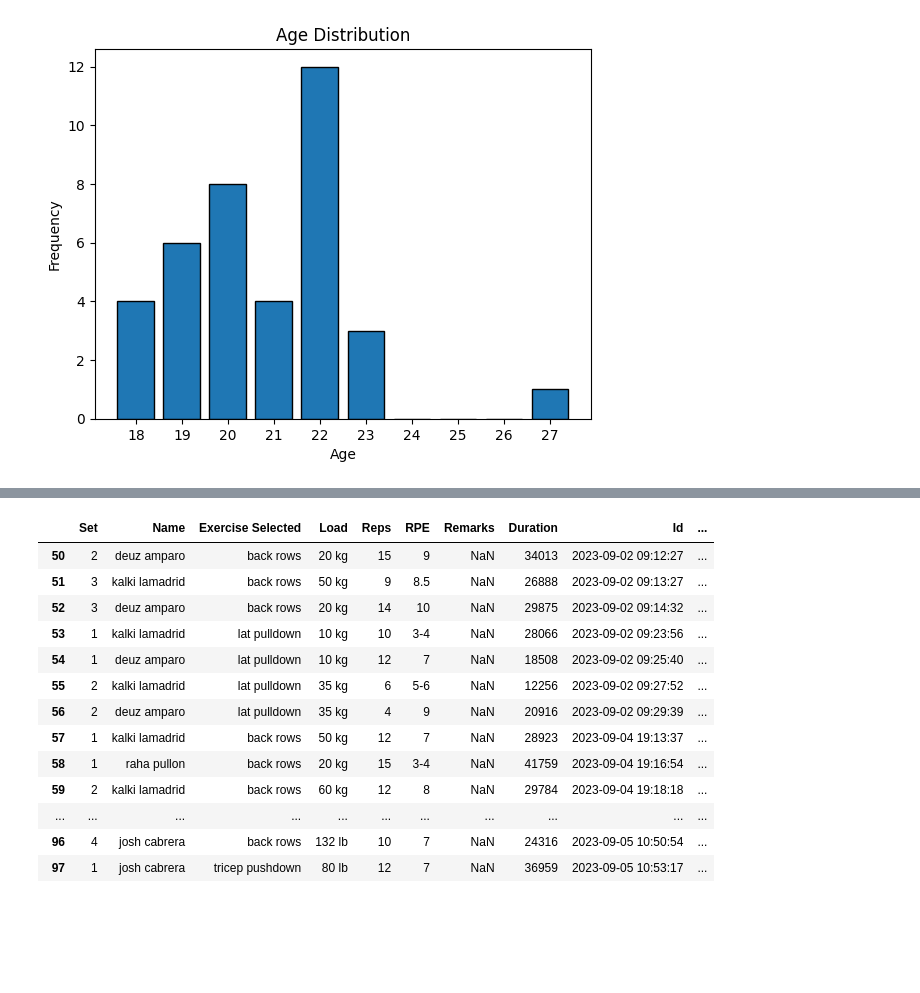
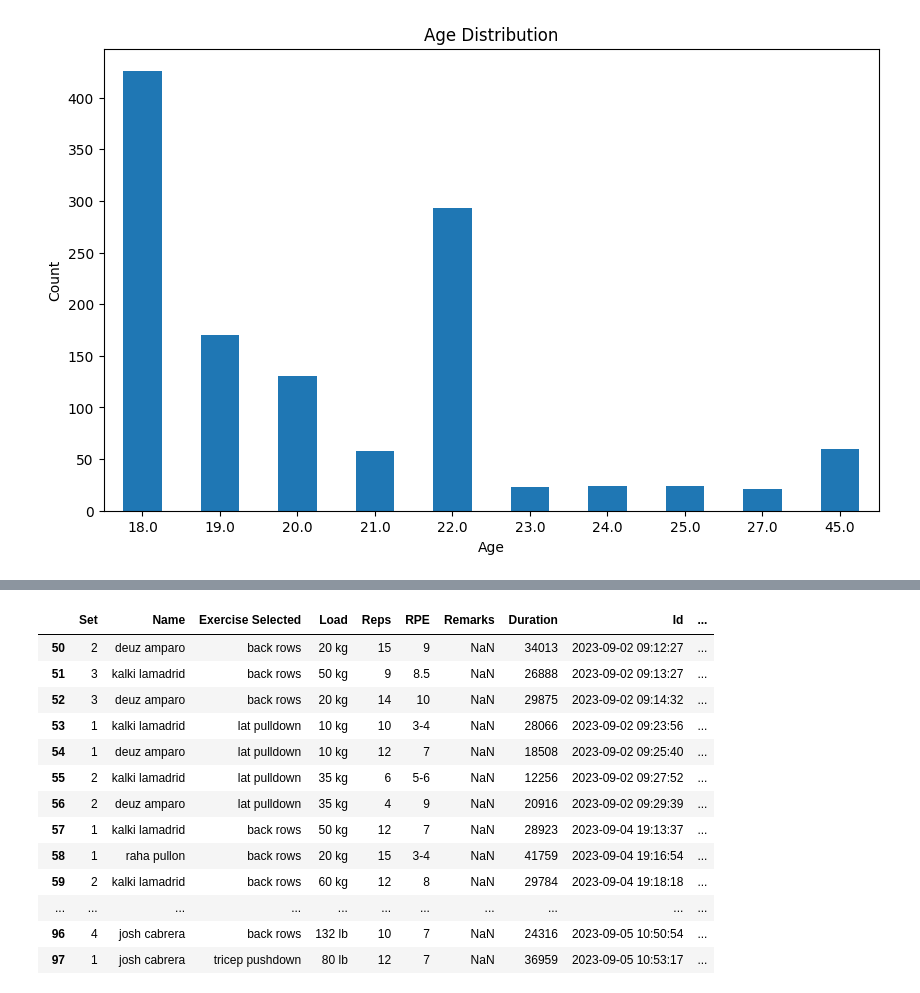
Before and after one commit to mujugen/MMDataViewer, a Jupyter notebook: data_plots.ipynb, the cells around one changed output, grey strips where cells are left out. Drawn from its saved outputs; the diff is of its cells as text; code cells hidden in the pictures; blank space fills up the shorter version.

Commit message:
clean data 1

```diff
--- a/data_plots.ipynb
+++ b/data_plots.ipynb
@@ -11,23 +11,21 @@ import numpy as np
 import seaborn as sns
 
 all_data = pd.read_csv('all_data.csv')
-# %%
-
-unique_age_df = all_data.drop_duplicates(subset=['Name', 'Age'])
-
-bin_edges = np.arange(min(unique_age_df['Age']) - 0.5, max(unique_age_df['Age']) + 1.5, 1)
-
-plt.hist(unique_age_df['Age'], bins=bin_edges, edgecolor='k', rwidth=0.8)
-plt.xlabel('Age')
-plt.ylabel('Frequency')
-plt.title('Age Distribution')
-
-# Add an offset to the x-axis ticks to position them in the middle of the bars
-plt.xticks(np.arange(min(unique_age_df['Age']), max(unique_age_df['Age']) + 1, 1))
-
-plt.show()
-# %% [output]
-[figure, removed]
+# %%
+age_counts = all_data['Age'].value_counts()
+age_counts_sorted = age_counts.sort_index()
+
+# Create a bar chart
+plt.figure(figsize=(10, 6))
+age_counts_sorted.plot(kind='bar')
+plt.title('Age Distribution')
+plt.xlabel('Age')
+plt.ylabel('Count')
+plt.xticks(rotation=0)  # Rotate x-axis labels to be horizontal
+
+plt.show()
+# %% [output]
+[figure, added]
 # %%
 plt.hist(all_data['Exercise Selected'], bins=15, edgecolor='k')
 plt.xlabel('Exercise')
```
Also changed, not shown: parts of 6 cells of this notebook, 3 other files.
